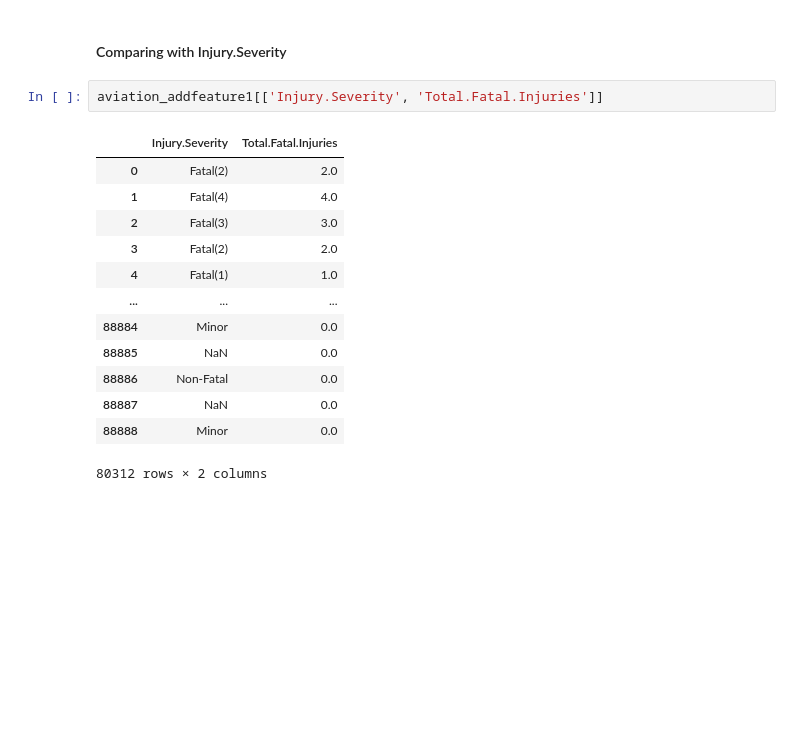
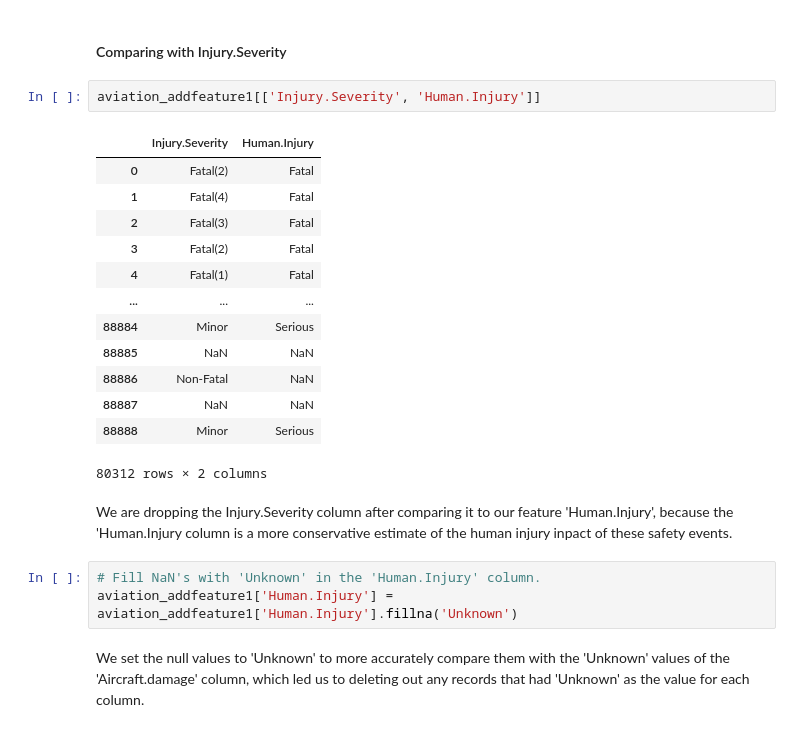
Before and after one commit to SamBen804/Aviation-Recommendations, a Jupyter notebook: Aviation_Recommendations_Exploratory_Analysis.ipynb, the cells around one changed output. Drawn from its saved outputs; the diff is of its cells as text; blank space fills up the shorter version.

```diff
--- a/Aviation_Recommendations_Exploratory_Analysis.ipynb
+++ b/Aviation_Recommendations_Exploratory_Analysis.ipynb
@@ -331,18 +331,25 @@ aviation_addfeature1 = aviation_dropcol2.copy()
 # %% [markdown]
 #### Comparing with Injury.Severity
 # %%
-aviation_addfeature1[['Injury.Severity', 'Total.Fatal.Injuries']]
+aviation_addfeature1[['Injury.Severity', 'Human.Injury']]
 # %% [output]
-|  | Injury.Severity | Total.Fatal.Injuries |
-| 0 | Fatal(2) | 2.0 |
-| 1 | Fatal(4) | 4.0 |
-| 2 | Fatal(3) | 3.0 |
-| 3 | Fatal(2) | 2.0 |
-| 4 | Fatal(1) | 1.0 |
+|  | Injury.Severity | Human.Injury |
+| 0 | Fatal(2) | Fatal |
+| 1 | Fatal(4) | Fatal |
+| 2 | Fatal(3) | Fatal |
+| 3 | Fatal(2) | Fatal |
+| 4 | Fatal(1) | Fatal |
 | ... | ... | ... |
-| 88884 | Minor | 0.0 |
-| 88885 | NaN | 0.0 |
-| 88886 | Non-Fatal | 0.0 |
-| 88887 | NaN | 0.0 |
-| 88888 | Minor | 0.0 |
+| 88884 | Minor | Serious |
+| 88885 | NaN | NaN |
+| 88886 | Non-Fatal | NaN |
+| 88887 | NaN | NaN |
+| 88888 | Minor | Serious |
 80312 rows × 2 columns
+# %% [markdown]
+We are dropping the Injury.Severity column after comparing it to our feature 'Human.Injury', because the 'Human.Injury column is a more conservative estimate of the human injury inpact of these safety events.
+# %%
+# Fill NaN's with 'Unknown' in the 'Human.Injury' column.
+aviation_addfeature1['Human.Injury'] = aviation_addfeature1['Human.Injury'].fillna('Unknown')
+# %% [markdown]
+We set the null values to 'Unknown' to more accurately compare them with the 'Unknown' values of the 'Aircraft.damage' column, which led us to deleting out any records that had 'Unknown' as the value for each column.
```
Also changed, not shown: parts of 26 cells of this notebook.
